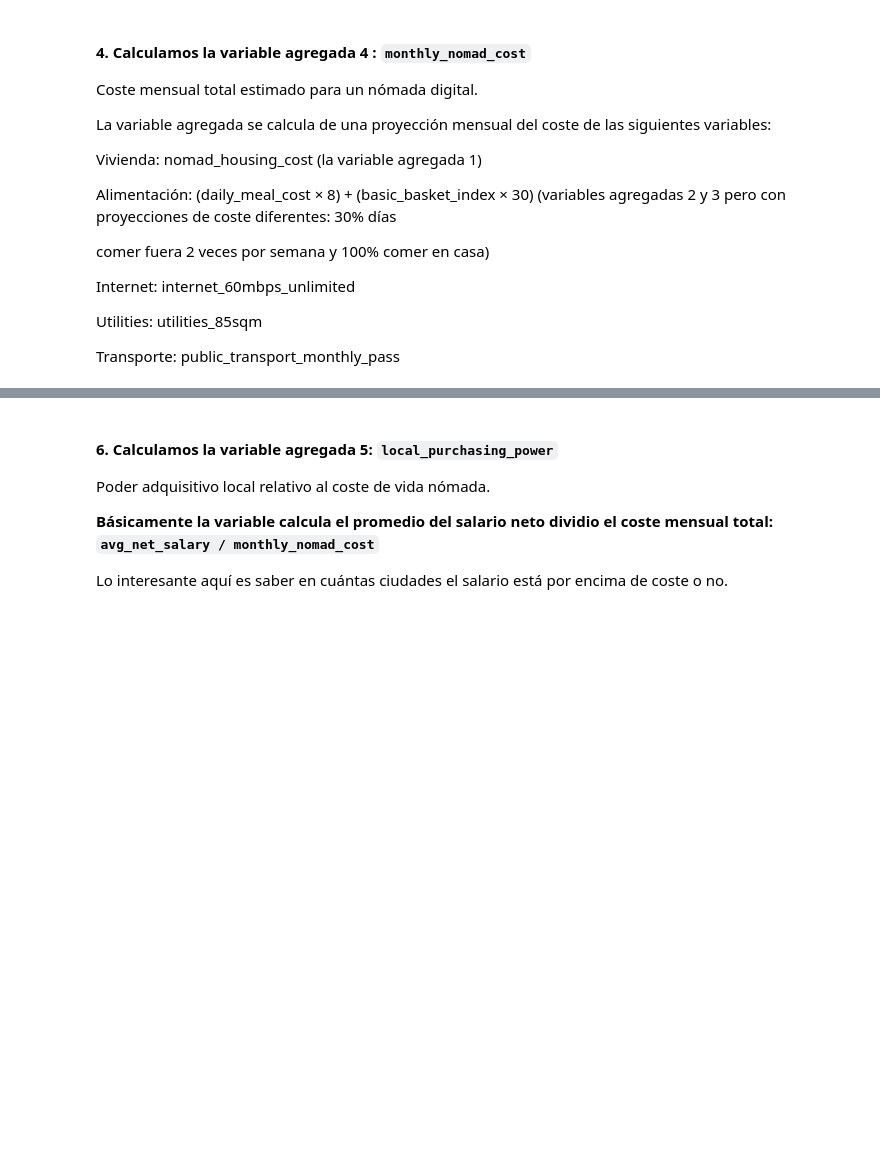
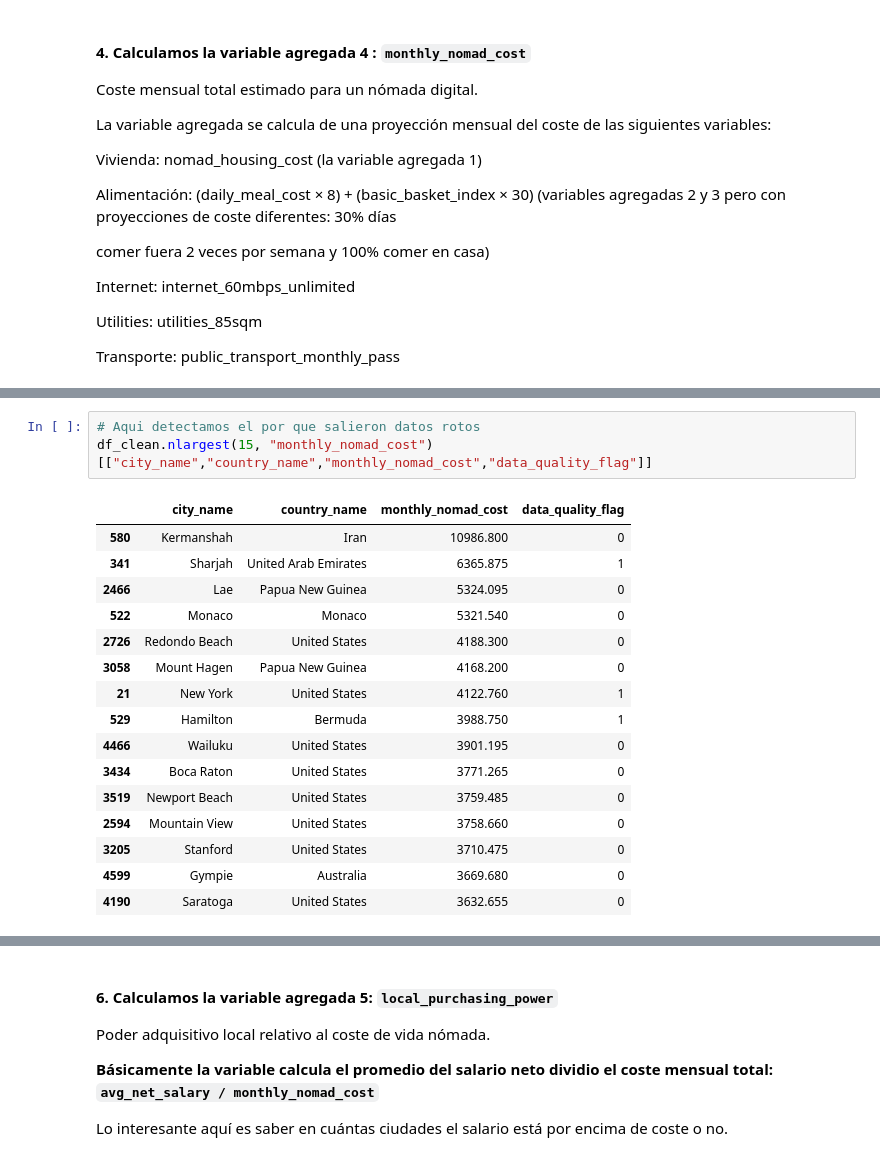
Before and after one commit to danielaaguirrej55-source/EDA-Nomadismo-Digital, a Jupyter notebook: src/notebooks/variables_agregadas_danielaaguirrej_EDA.ipynb, the cells around one changed output, grey strips where cells are left out. Saved outputs shown, nothing was run; the diff lists cells and outputs as text; blank space fills up the shorter version.

```diff
--- a/src/notebooks/variables_agregadas_danielaaguirrej_EDA.ipynb
+++ b/src/notebooks/variables_agregadas_danielaaguirrej_EDA.ipynb
@@ -533,0 +649,20 @@ Name: monthly_nomad_cost, dtype: float64
+# %%
+# Aqui detectamos el por que salieron datos rotos
+df_clean.nlargest(15, "monthly_nomad_cost")[["city_name","country_name","monthly_nomad_cost","data_quality_flag"]]
+# %% [output]
+|  | city_name | country_name | monthly_nomad_cost | data_quality_flag |
+| 580 | Kermanshah | Iran | 10986.800 | 0 |
+| 341 | Sharjah | United Arab Emirates | 6365.875 | 1 |
+| 2466 | Lae | Papua New Guinea | 5324.095 | 0 |
+| 522 | Monaco | Monaco | 5321.540 | 0 |
+| 2726 | Redondo Beach | United States | 4188.300 | 0 |
+| 3058 | Mount Hagen | Papua New Guinea | 4168.200 | 0 |
+| 21 | New York | United States | 4122.760 | 1 |
+| 529 | Hamilton | Bermuda | 3988.750 | 1 |
+| 4466 | Wailuku | United States | 3901.195 | 0 |
+| 3434 | Boca Raton | United States | 3771.265 | 0 |
+| 3519 | Newport Beach | United States | 3759.485 | 0 |
+| 2594 | Mountain View | United States | 3758.660 | 0 |
+| 3205 | Stanford | United States | 3710.475 | 0 |
+| 4599 | Gympie | Australia | 3669.680 | 0 |
+| 4190 | Saratoga | United States | 3632.655 | 0 |
```
Also changed, not shown: parts of 43 cells of this notebook.
